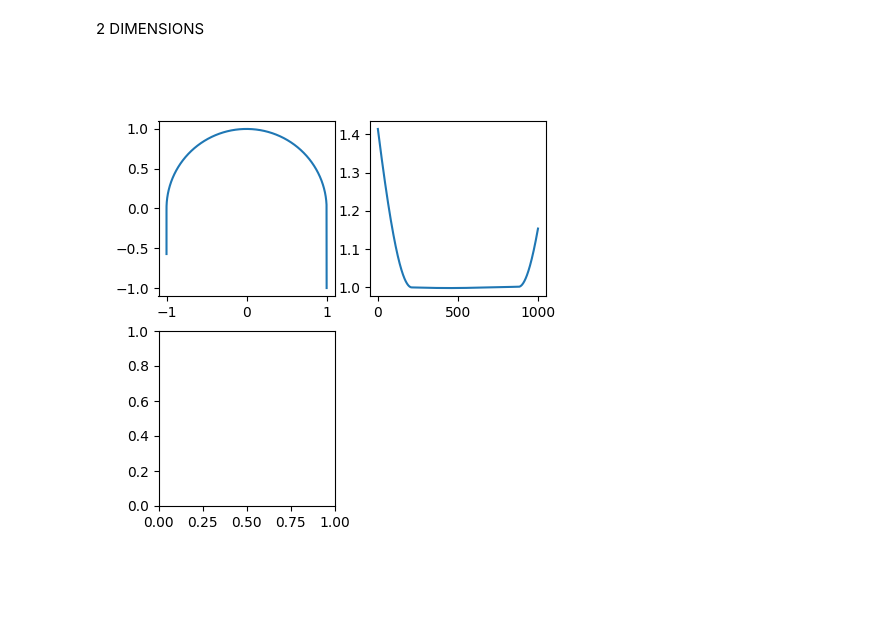
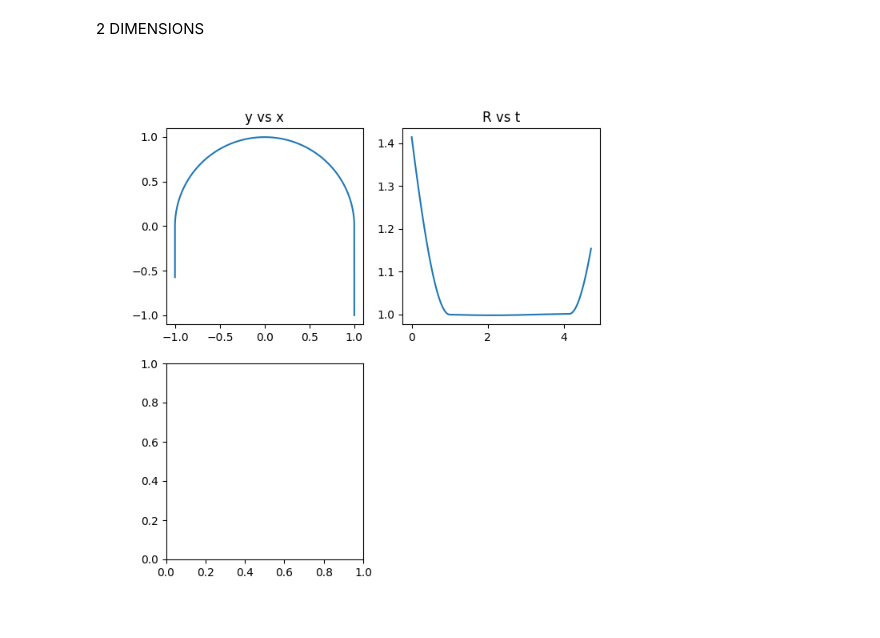
Before and after one commit to Proyecto-AP/Aceleradores, a Jupyter notebook: PART_1.ipynb, the cells around one changed output. Cells and saved outputs as stored; diff of their text form; code cells hidden in the pictures; blank space fills up the shorter version.

```diff
--- a/PART_1.ipynb
+++ b/PART_1.ipynb
@@ -7,7 +7,7 @@ import matplotlib.animation as anim
 1 DIMENSION
 # %%
 t=np.linspace(0,10,1000)
-dt=t[1]-t[2]
+dt=t[2]-t[1]
 X=np.zeros_like(t)
 V=np.zeros(len(t)+1)
 
@@ -25,17 +25,22 @@ for i in range(len(t)):
 
 #Animacion
 fig= plt.figure(figsize=(15,5))
-ax=fig.add_subplot(111)
+ax=fig.add_subplot(221)
+ax_1=fig.add_subplot(223)
+ax_1.plot(t,X)
+ax_1.set_title("x vs t")
+ax_2=fig.add_subplot(222)
+ax_2.plot(t,V[0:-1])
+ax_2.set_title("v vs t")
 scale = 10
 t1 = t[::scale]
 X1=X[::scale]
 def init():
 
     ax.clear()
-
+    ax.set_title("Animacion")
     ax.set_xlim(0,50)
     ax.set_ylim(-1,1)
-
 def Update(i):
     init()
     x=X1[i]
@@ -66,36 +76,39 @@ norms.append(np.linalg.norm(R[0]))
 for i in range(1,len(t2)):
     V2[i]=V2[i-1]+A2[i-1]*dt2
     R[i]=R[i-1]+V2[i]*dt2
     norms.append(np.linalg.norm(R[i]))
     if R[i,1]>=0:
         normv=np.linalg.norm(V2[i])
         A2[i,0]=-q*normv*B*R[i,0]/np.linalg.norm(R[i])/m
         A2[i,1]=-q*normv*B*R[i,1]/np.linalg.norm(R[i])/m
-fig2=plt.figure(figsize=(5,5))
+fig2=plt.figure(figsize=(7,7))
 ax1=fig2.add_subplot(221)
 ax2=fig2.add_subplot(222)
 ax1.plot(R[:,0],R[:,1])
-ax2.plot(norms)
-
+ax2.plot(t2,norms)
+ax1.set_title("y vs x")
+ax2.set_title("R vs t")
 #Animacion
 
 ax3=fig2.add_subplot(223)
+
 scale = 10
-tt = t[::scale]
+tt = t2[::scale]
 R1=R[::scale]
 def init2():
 
     ax3.clear()
-
+    ax3.set_title("Animacion")
     ax3.set_xlim(-1.1,1.1)
     ax3.set_ylim(-1.1,1.1)
+
 
 def Update2(i):
     init2()
     x=R1[i,0]
     y=R1[i,1]
     circulo=plt.Circle((x,y),0.05,color="r",fill=True)
     ax3.add_patch(circulo)
 Animation2 = anim.FuncAnimation(fig2,Update2,frames=len(tt),init_func=init2)
 # %% [output]
-[figure, old version]
+[figure, new version]
```
Also changed, not shown: parts of 2 cells of this notebook.
